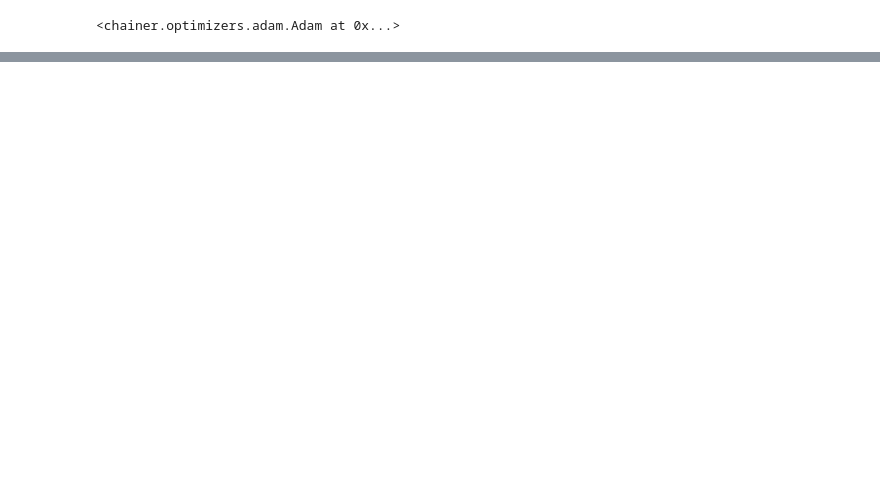
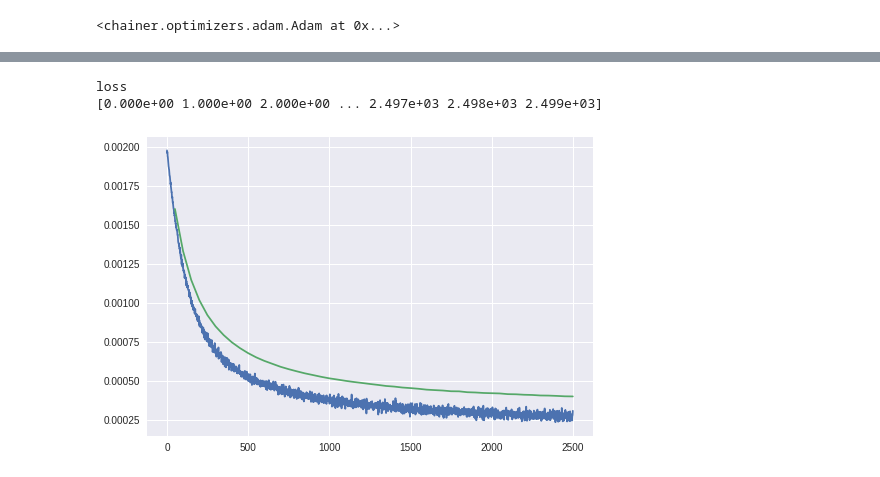
Before and after one commit to 3kame/tutorial-of-deep-learning, a Jupyter notebook: MNIST-convolution.ipynb, the cells around one changed output, grey strips where cells are left out. Cells and saved outputs as stored; diff of their text form; code cells hidden in the pictures; blank space fills up the shorter version.

```diff
--- a/MNIST-convolution.ipynb
+++ b/MNIST-convolution.ipynb
@@ -263,0 +74,37 @@ accuracy
+# %%
+iterations = -((-trainx.shape[0])//batch_size)*epoch
+data_array = cp.zeros((5,iterations),dtype=cp.float32)-1
+#iteration, train_loss, train_accuracy, test_loss, test_accuracy
+del iterations
+iteration = -1
+for epoch in range(epoch):
+    print('epoch:',epoch)
+    sum_loss = 0.
+    perm = np.random.permutation(trainx.shape[0])
+
+    for i in range(0, trainx.shape[0], batch_size):
+        train_x_batch = trainx[perm[i: i+batch_size]]
+        train_t_batch = traint[perm[i: i+batch_size]]
+        model.zerograds()
+        y = model(train_x_batch)
+        loss = F.softmax_cross_entropy(y,train_t_batch)/batch_size
+        loss.backward()
+        optimizer.update()
+        sum_loss += loss.data
+        accuracy = F.accuracy(y,train_t_batch)
+        iteration += 1
+        data_array[0][iteration] = iteration
+        data_array[1][iteration] = loss.data
+        data_array[2][iteration] = accuracy.data
+        del y, loss, accuracy
+    print('sum_loss',sum_loss)
+    for j in range(0,testx.shape[0], batch_size):
+        test_x_batch = testx[j: j+batch_size]
+        test_t_batch = testt[j: j+batch_size]
+        model.zerograds()
+        y = model(test_x_batch)
+        loss = F.softmax_cross_entropy(y,test_t_batch)/batch_size
+        accuracy = F.accuracy(y,test_t_batch)
+        data_array[3][iteration] = loss.data
+        data_array[4][iteration] = accuracy.data
+        del y, loss, accuracy
@@ -263,0 +129,12 @@ accuracy
+# %%
+data_array = chainer.cuda.to_cpu(data_array)
+# %%
+print('loss')
+print(data_array[0])
+plt.plot(data_array[0],data_array[1])
+plt.plot(data_array[0][data_array[3]>=0],data_array[3][data_array[3]>=0])
+plt.show()
+# %% [output]
+loss
+[0.000e+00 1.000e+00 2.000e+00 ... 2.497e+03 2.498e+03 2.499e+03]
+[figure, added]
```
Also changed, not shown: parts of 24 cells of this notebook.
